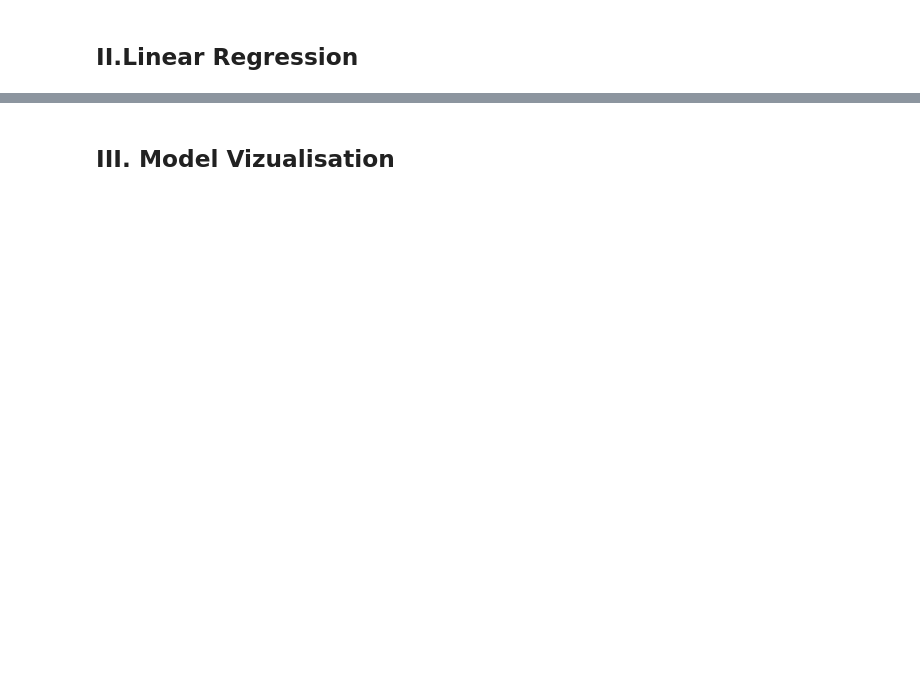
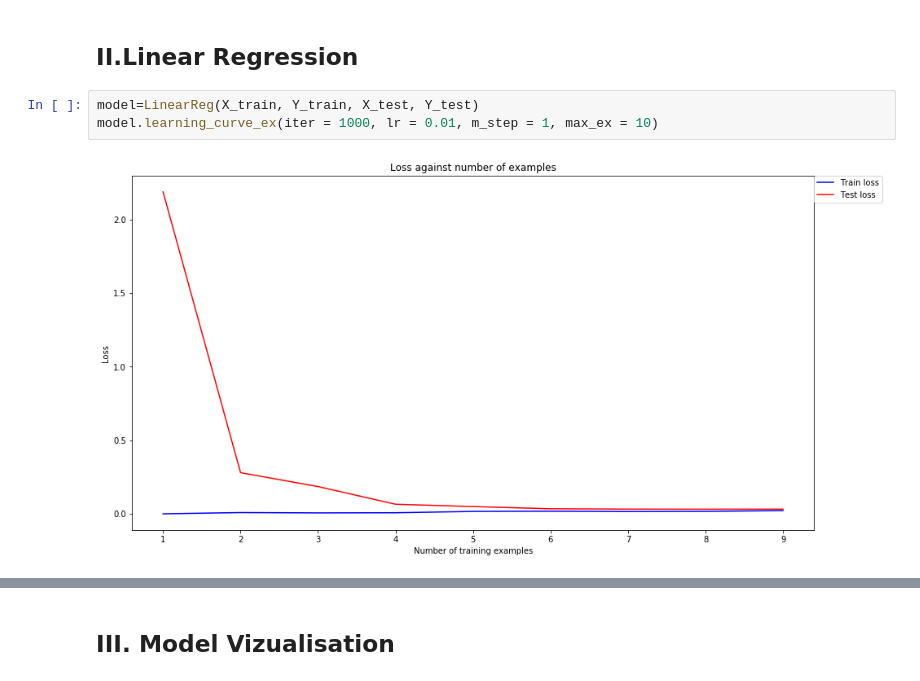
Before and after one commit to thaithai1/ML_from_scratch, a Jupyter notebook: LinearReg_run.ipynb, the cells around one changed output, grey strips where cells are left out. Saved outputs shown, nothing was run; the diff lists cells and outputs as text; blank space fills up the shorter version.

```diff
--- a/LinearReg_run.ipynb
+++ b/LinearReg_run.ipynb
@@ -35,5 +35,10 @@ plt.show()
 # %% [markdown]
 ## II.Linear Regression
+# %%
+model=LinearReg(X_train, Y_train, X_test, Y_test)
+model.learning_curve_ex(iter = 1000, lr = 0.01, m_step = 1, max_ex = 10)
+# %% [output]
+[figure, added]
 # %%
 np.random.seed(1)
 model=LinearReg(X_train, Y_train, X_test, Y_test)
```
Also changed, not shown: parts of 7 cells of this notebook, 4 other files.
